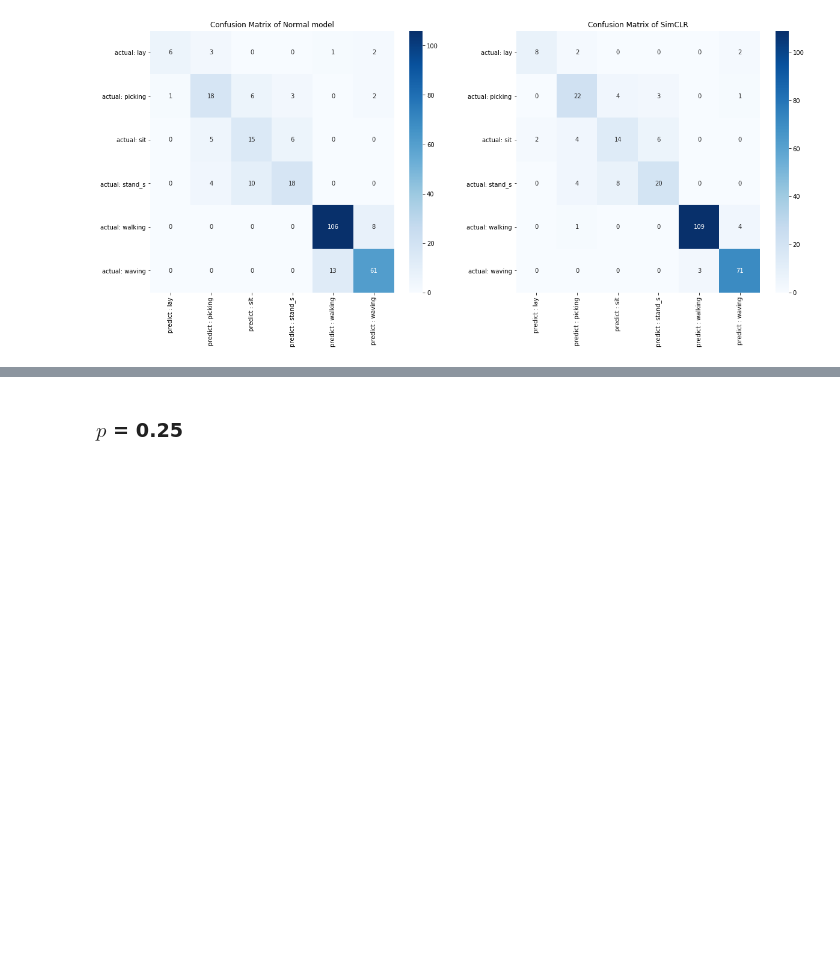
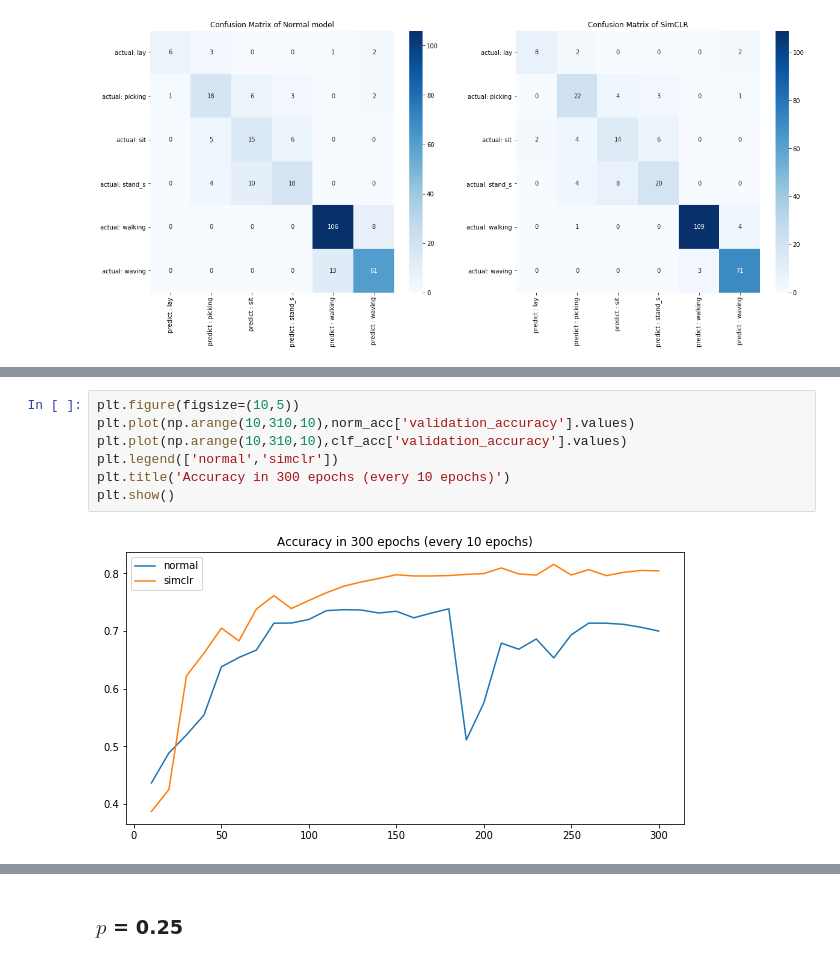
Before and after one commit to hslau44/irs_toolbox, a Jupyter notebook: Visualization.ipynb, the cells around one changed output, grey strips where cells are left out. Cells and saved outputs as stored; diff of their text form; blank space fills up the shorter version.

```diff
--- a/Visualization.ipynb
+++ b/Visualization.ipynb
@@ -163,0 +185,9 @@ plt.show()
+# %%
+plt.figure(figsize=(10,5))
+plt.plot(np.arange(10,310,10),norm_acc['validation_accuracy'].values)
+plt.plot(np.arange(10,310,10),clf_acc['validation_accuracy'].values)
+plt.legend(['normal','simclr'])
+plt.title('Accuracy in 300 epochs (every 10 epochs)')
+plt.show()
+# %% [output]
+[figure, added]
```
Also changed, not shown: parts of 12 cells of this notebook.
